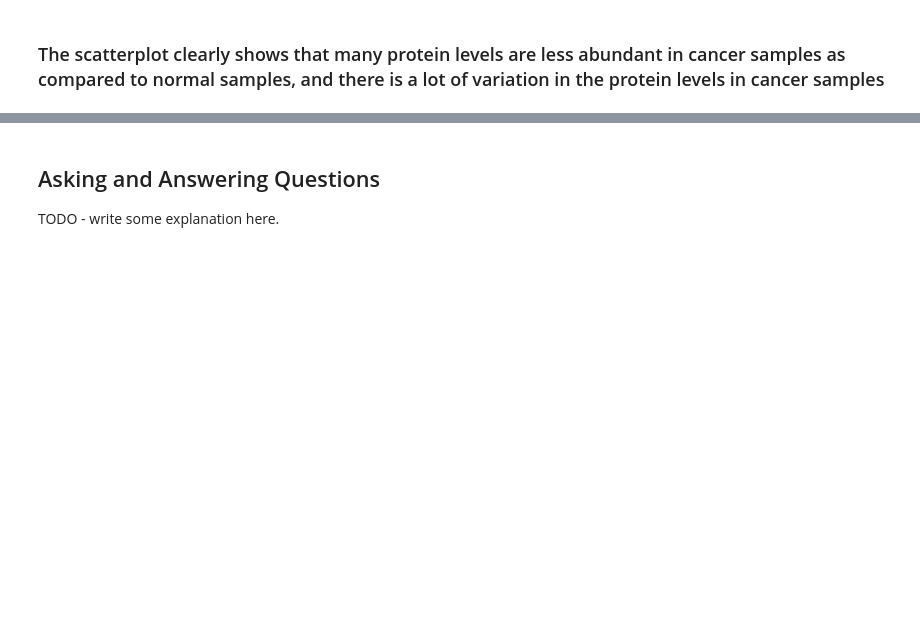
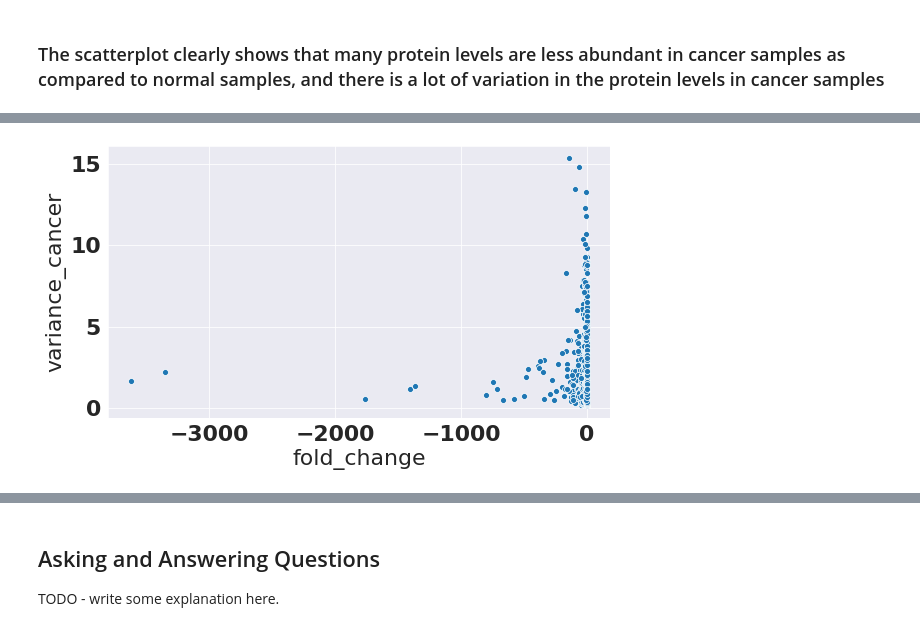
Before and after one commit to me-nobody/My-Projects, a Jupyter notebook: breast_cancer_proteomes_jovian_project-1.ipynb, the cells around one changed output, grey strips where cells are left out. Saved outputs shown, nothing was run; the diff lists cells and outputs as text; code cells hidden in the pictures; blank space fills up the shorter version.

Commit message:
kaggle breast cancer proteome dataset
my work in progress....

```diff
--- a/breast_cancer_proteomes_jovian_project-1.ipynb
+++ b/breast_cancer_proteomes_jovian_project-1.ipynb
@@ -569,0 +584,3 @@ axs.legend(loc='upper right')
+# %%
+positive_normal_df.columns=['mean_normal','variance_normal','Type']
+positive_normal_df.head()
@@ -569,0 +594,2 @@ axs.legend(loc='upper right')
+# %%
+combined_dataset=pd.merge(tumor_df,positive_normal_df,how='outer',left_index=True,right_index=True)
@@ -569,0 +598,2 @@ axs.legend(loc='upper right')
+# %%
+combined_dataset=combined_dataset.fillna(0.000000001)
@@ -569,0 +617,2 @@ axs.legend(loc='upper right')
+# %%
+combined_dataset['fold_change']=(combined_dataset.mean_cancer-combined_dataset.mean_normal)/combined_dataset.mean_cancer
@@ -569,0 +628,6 @@ axs.legend(loc='upper right')
+# %%
+plt.figure()
+axs=sns.scatterplot(data=combined_dataset,x='fold_change',y='variance_cancer')
+plt.show()
+# %% [output]
+[figure, added]
```
Also changed, not shown: parts of 17 cells of this notebook.
